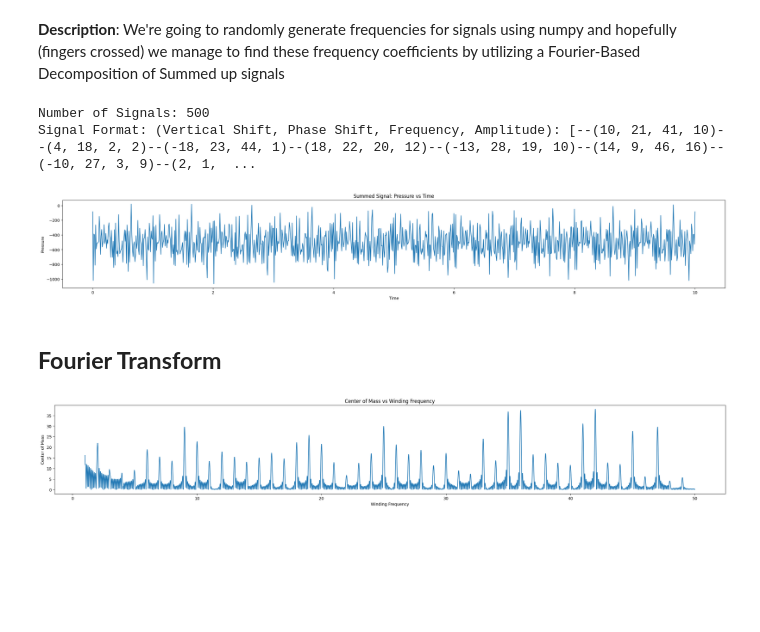
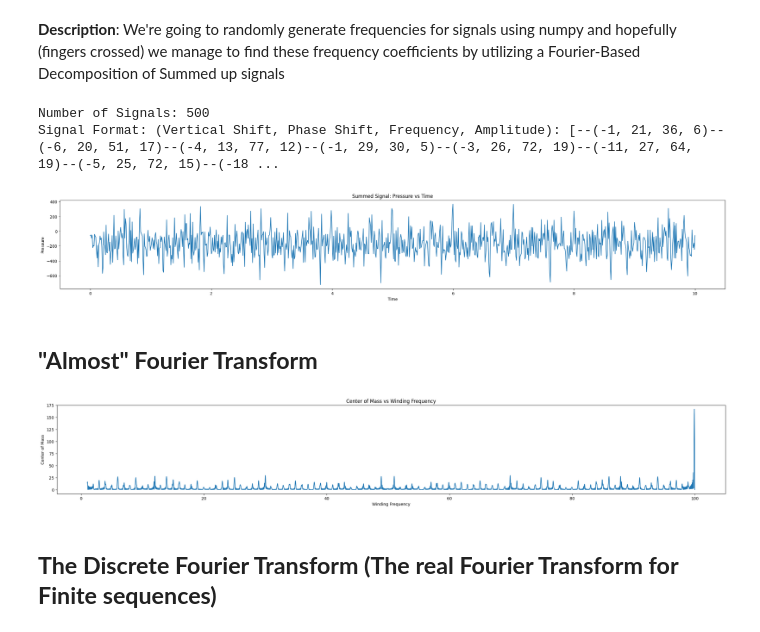
Before and after one commit to Retrospek/Explore, a Jupyter notebook: Signals/fourier.ipynb, the cells around one changed output. Drawn from its saved outputs; the diff is of its cells as text; code cells hidden in the pictures; blank space fills up the shorter version.

```diff
--- a/Signals/fourier.ipynb
+++ b/Signals/fourier.ipynb
@@ -15,7 +15,7 @@ signal_data = []
 for _ in range(N):
     vertical_shift = np.random.randint(-20, 20)
     phase_shift = np.random.randint(0, 30)
-    rand_freq = np.random.randint(1, 50)
+    rand_freq = np.random.randint(1, 100)
     rand_amp = np.random.randint(1, 20)
     data = (vertical_shift, phase_shift, rand_freq, rand_amp)
 
@@ -31,7 +31,7 @@ for signal in signal_data:
 print("]")
 # %% [output]
 Number of Signals: 500
-Signal Format: (Vertical Shift, Phase Shift, Frequency, Amplitude): [--(10, 21, 41, 10)--(4, 18, 2, 2)--(-18, 23, 44, 1)--(18, 22, 20, 12)--(-13, 28, 19, 10)--(14, 9, 46, 16)--(-10, 27, 3, 9)--(2, 1,  ...
+Signal Format: (Vertical Shift, Phase Shift, Frequency, Amplitude): [--(-1, 21, 36, 6)--(-6, 20, 51, 17)--(-4, 13, 77, 12)--(-1, 29, 30, 5)--(-3, 26, 72, 19)--(-11, 27, 64, 19)--(-5, 25, 72, 15)--(-18 ...
 # %%
 def sinusodial(vertical_shift, phase_shift, freq, amp, data) -> np.array:
     return np.array(vertical_shift + amp * np.sin(2 * np.pi * freq * data + phase_shift)) # Sin signal formula
@@ -68,9 +68,9 @@ plt.xlabel("Time")
 plt.plot(x,y)
 plt.show()
 # %% [output]
-[figure, old version]
+[figure, new version]
 # %% [markdown]
-## **Fourier Transform**
+## **"Almost" Fourier Transform**
 # %%
 def wrap(summed_data, wrap_freq, time_steps) -> np.float32:
     wrapped_points = summed_data * np.exp(-2 * np.pi * 1j * wrap_freq * time_steps)
@@ -93,18 +93,20 @@ def wrap(summed_data, wrap_freq, time_steps) -> np.float32:
     return mag_diff
 
 center_of_mass_mags = []
-for wrapping_frequency in np.linspace(start=1, stop=50, num=5000):
+for wrapping_frequency in np.linspace(start=1, stop=100, num=5000):
     mag_diff = wrap(summed_signals, wrap_freq=wrapping_frequency, time_steps=x)
     center_of_mass_mags.append(mag_diff)
 # %%
-frequencies = np.linspace(start=1, stop=50, num=5000)
+frequencies = np.linspace(start=1, stop=100, num=5000)
 center_of_masses = center_of_mass_mags
 
 plt.figure(figsize=(30, 4))
 plt.title("Center of Mass vs Winding Frequency")
 plt.xlabel("Winding Frequency")
 plt.ylabel("Center of Mass")
 plt.plot(frequencies, center_of_masses)
 plt.show()
 # %% [output]
-[figure, old version]
+[figure, new version]
+# %% [markdown]
+## **The Discrete Fourier Transform (The real Fourier Transform for Finite sequences)**
```
Also changed, not shown: parts of 4 cells of this notebook, 2 other files.
